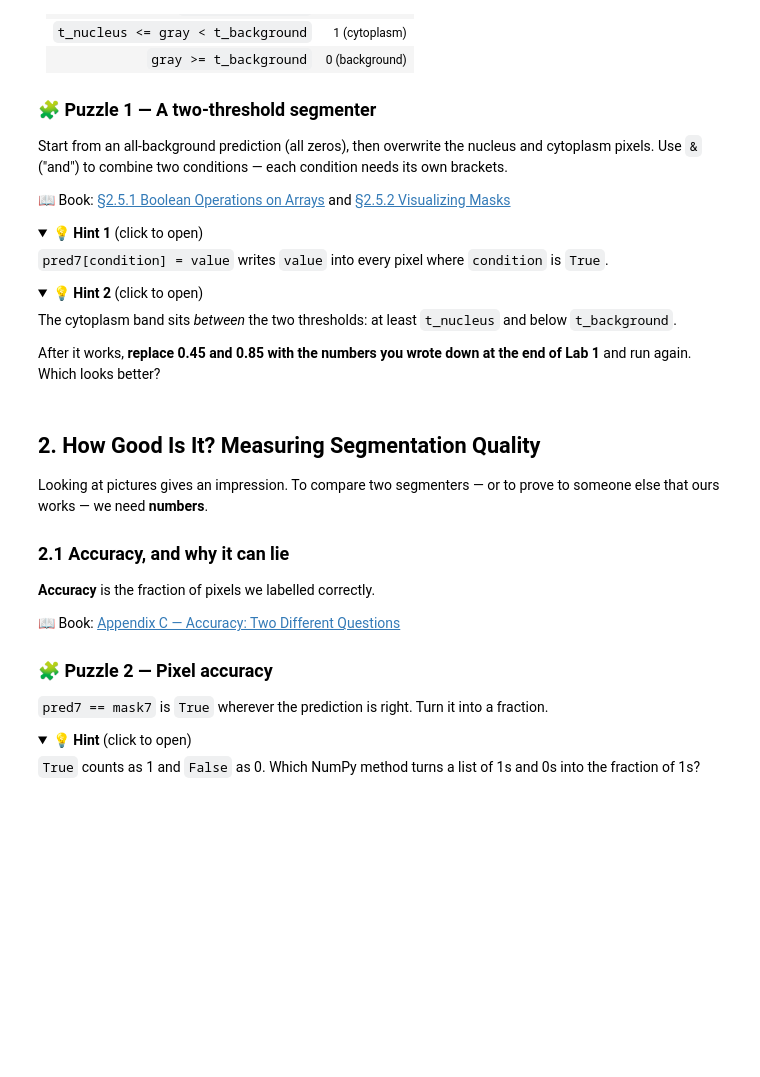
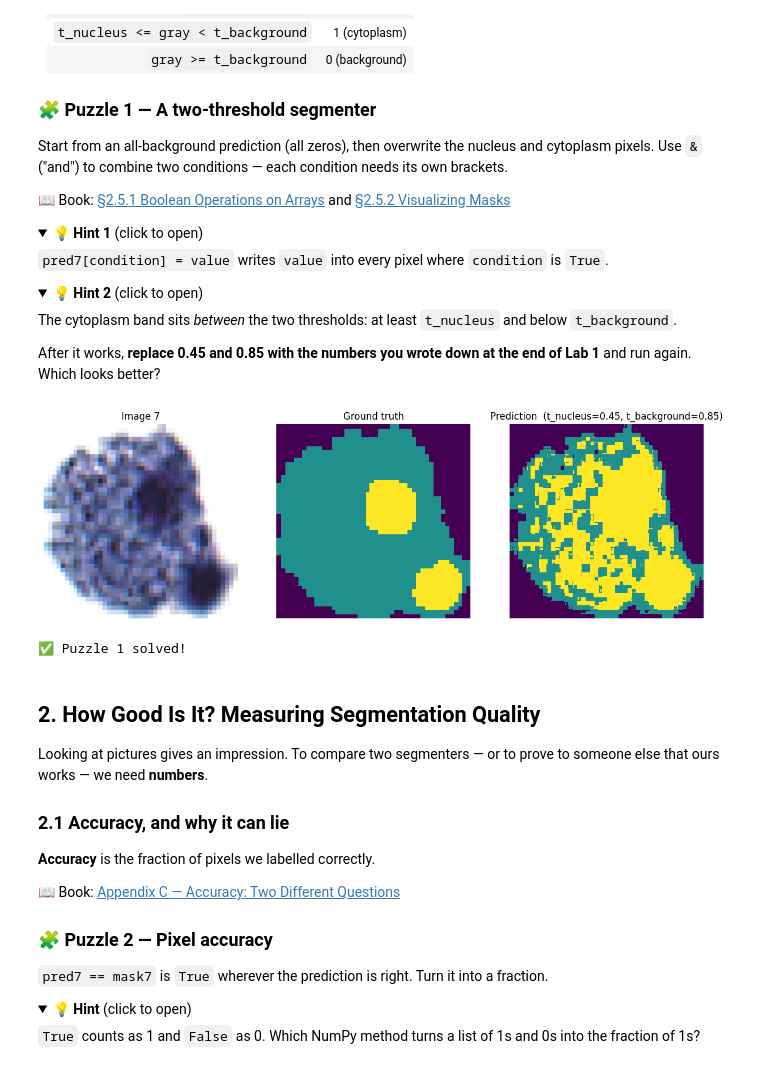
Before and after one commit to ParvaMoh/Bladder-Cancer-Sample-Images-, a Jupyter notebook: Labs/Lab2_thresholding_denoising_evaluation.ipynb, the cells around one changed output. Saved outputs shown, nothing was run; the diff lists cells and outputs as text; code cells hidden in the pictures; folded sections open; blank space fills up the shorter version.

```diff
--- a/Labs/Lab2_thresholding_denoising_evaluation.ipynb
+++ b/Labs/Lab2_thresholding_denoising_evaluation.ipynb
@@ -114,26 +120,29 @@ and run again.  Which looks better?
 # %%
 t_nucleus    = 0.45   # darker than this      → nucleus
 t_background = 0.85   # at least this bright  → background
 
 pred7 = np.zeros((256, 256), dtype=np.int64)                    # start: everything background (0)
-pred7[gray7 < t_nucleus] = ___
-pred7[(gray7 >= t_nucleus) & (gray7 < ___)] = ___
+pred7[gray7 < t_nucleus] = 2
+pred7[(gray7 >= t_nucleus) & (gray7 < t_background)] = 1
 
 fig, axes = plt.subplots(1, 3, figsize=(15, 5))
 axes[0].imshow(X[7].transpose(1, 2, 0))
 axes[0].set_title('Image 7')
 axes[1].imshow(mask7, cmap='viridis', vmin=0, vmax=2, interpolation='nearest')
 axes[1].set_title('Ground truth')
 axes[2].imshow(pred7, cmap='viridis', vmin=0, vmax=2, interpolation='nearest')
 axes[2].set_title(f'Prediction  (t_nucleus={t_nucleus}, t_background={t_background})')
 for ax in axes:
     ax.axis('off')
 plt.show()
 
 # ── Check ──
 assert (pred7 == 2).sum() == (gray7 < t_nucleus).sum(), "Nucleus pixels should get label 2"
 assert (pred7 == 0).sum() == (gray7 >= t_background).sum(), "Only pixels at least t_background bright should stay 0"
 print("✅ Puzzle 1 solved!")
+# %% [output]
+[figure, added]
+✅ Puzzle 1 solved!
 # %% [markdown]
 ## 2. How Good Is It?  Measuring Segmentation Quality
 
```
Also changed, not shown: parts of 17 cells of this notebook.
